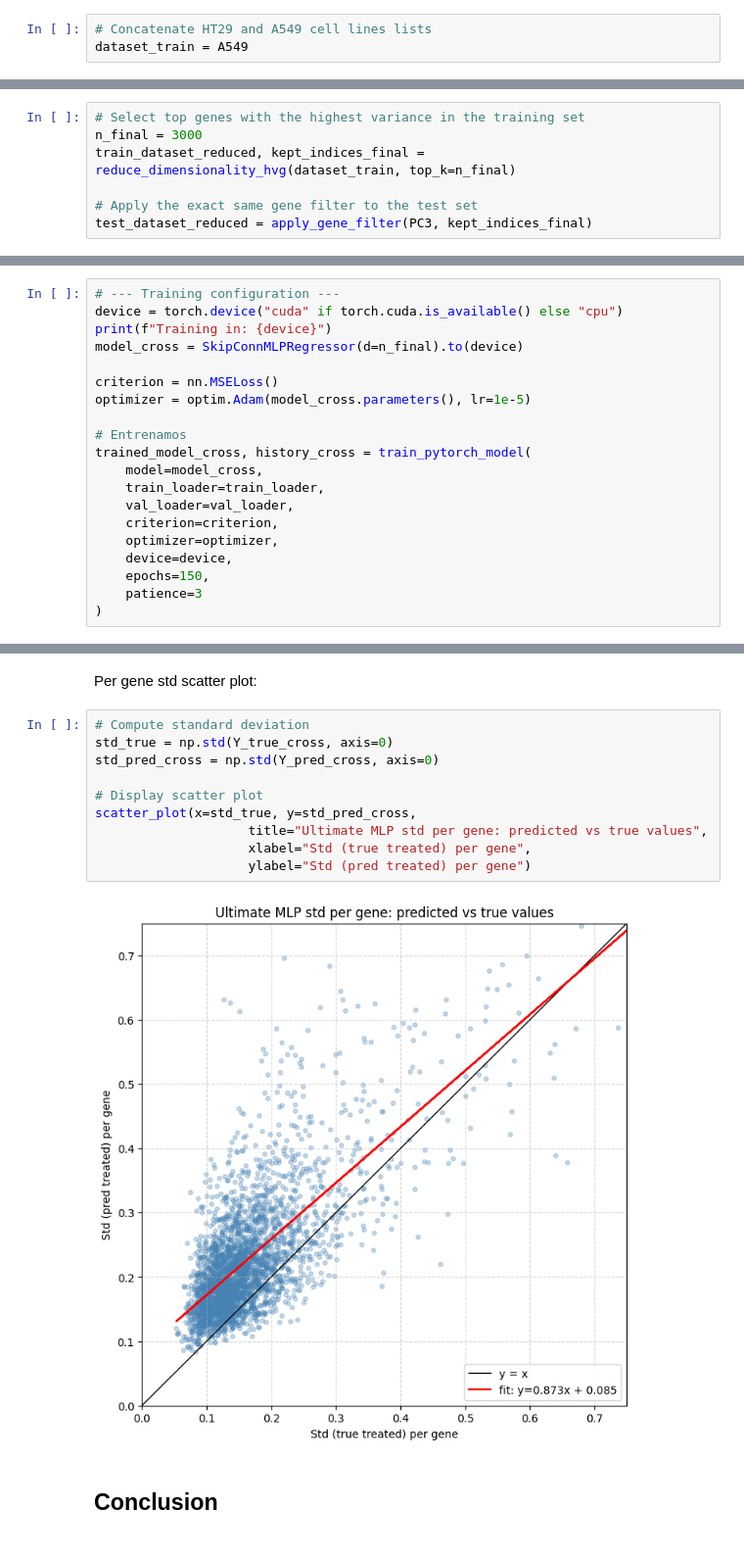
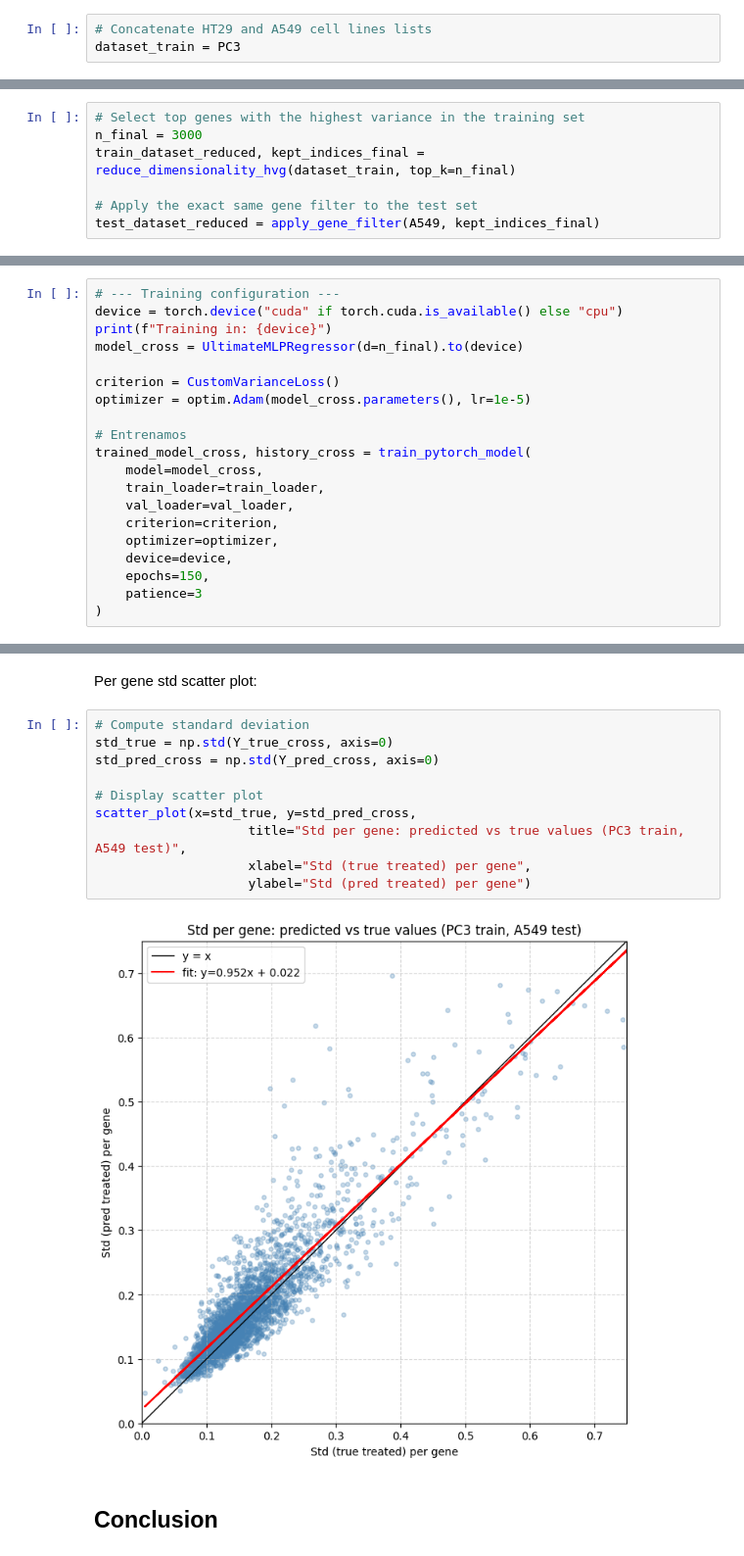
Before and after one commit to MiguelGomGar/gene_knockout, a Jupyter notebook: notebooks/main.ipynb, the cells around one changed output, grey strips where cells are left out. Shown at 98% size. Saved outputs shown, nothing was run; the diff lists cells and outputs as text.

Commit message:
ultimate save

```diff
--- a/notebooks/main.ipynb
+++ b/notebooks/main.ipynb
@@ -279,7 +275,7 @@ scatter_plot(x=std_true, y=std_pred_dl,
 Now that we have the optimal model, let's train it using the A549 line cell and test it using the PC3 line cell.
 # %%
 # Concatenate HT29 and A549 cell lines lists
-dataset_train = A549
+dataset_train = PC3
 # %% [markdown]
 Now, let's reduce dimensionality:
 # %%
@@ -288,7 +284,7 @@ n_final = 3000
 train_dataset_reduced, kept_indices_final = reduce_dimensionality_hvg(dataset_train, top_k=n_final)
 
 # Apply the exact same gene filter to the test set
-test_dataset_reduced = apply_gene_filter(PC3, kept_indices_final)
+test_dataset_reduced = apply_gene_filter(A549, kept_indices_final)
 # %% [markdown]
 Now we need a validation set to asess the early stopping during the model's training:
 # %%
@@ -312,9 +308,9 @@ Now let's train the model:
 # --- Training configuration ---
 device = torch.device("cuda" if torch.cuda.is_available() else "cpu")
 print(f"Training in: {device}")
-model_cross = SkipConnMLPRegressor(d=n_final).to(device)
+model_cross = UltimateMLPRegressor(d=n_final).to(device)
 
-criterion = nn.MSELoss()
+criterion = CustomVarianceLoss()
 optimizer = optim.Adam(model_cross.parameters(), lr=1e-5)
 
 # Entrenamos
@@ -379,15 +375,15 @@ Per gene std scatter plot:
 # %%
 # Compute standard deviation
 std_true = np.std(Y_true_cross, axis=0)
 std_pred_cross = np.std(Y_pred_cross, axis=0)
 
 # Display scatter plot
 scatter_plot(x=std_true, y=std_pred_cross,
-                    title="Ultimate MLP std per gene: predicted vs true values",
+                    title="Std per gene: predicted vs true values (PC3 train, A549 test)",
                     xlabel="Std (true treated) per gene",
                     ylabel="Std (pred treated) per gene")
 # %% [output]
-[figure, old version]
+[figure, new version]
 # %% [markdown]
 ## Conclusion
 # %% [markdown]
```
Also changed, not shown: parts of 11 cells of this notebook, 16 other files.
